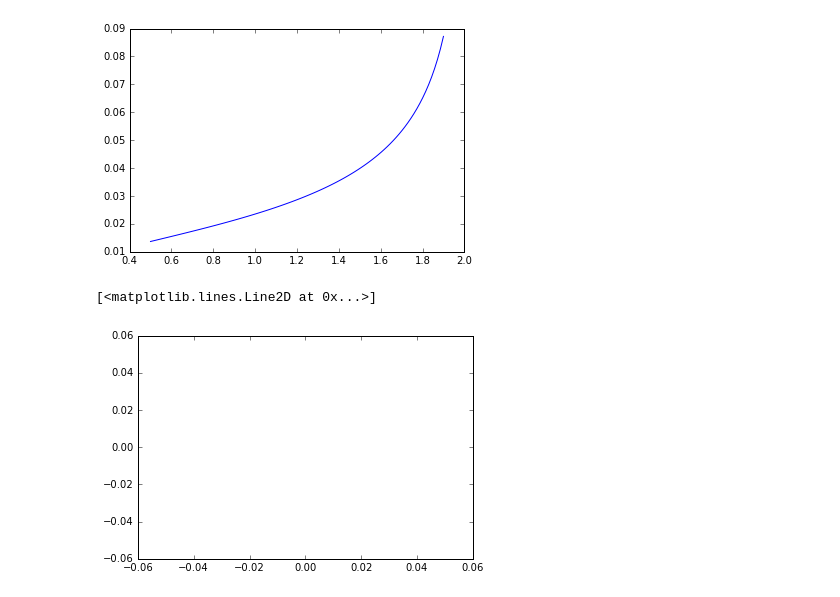
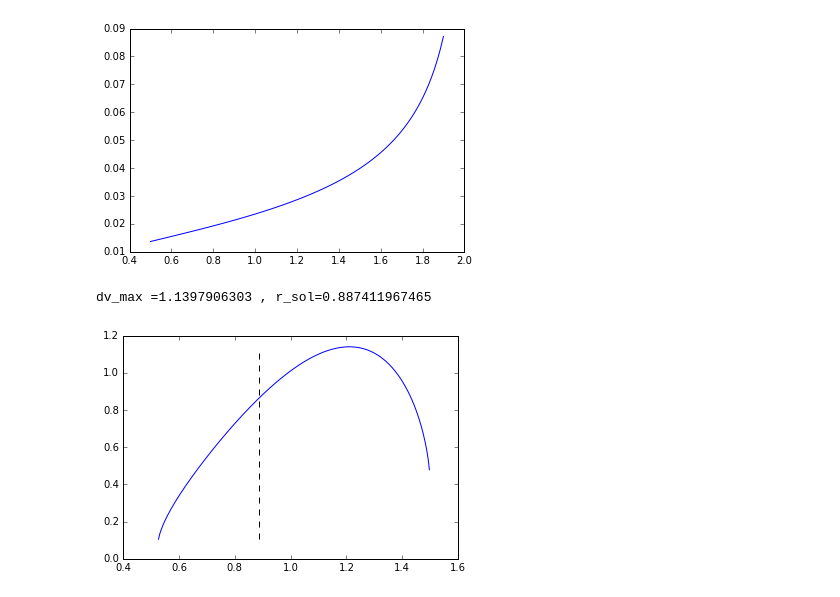
Before and after one commit to silburt/rebound, a Jupyter notebook: ipython_examples/HERMES_AutoHSF_Derivation.ipynb, the cells around one changed output. Drawn from its saved outputs; the diff is of its cells as text; code cells hidden in the pictures.

```diff
--- a/ipython_examples/HERMES_AutoHSF_Derivation.ipynb
+++ b/ipython_examples/HERMES_AutoHSF_Derivation.ipynb
@@ -74,26 +82,40 @@ plt.plot(r,dv)
 [figure]
 # %%
 #2-d case - maximum exists
-mu = 1
-a1 = 1
-a2 = 1.2
-e1 = 0.07
-e2 = 0.1
-r = np.linspace(0.5,1.5,500)
+G = 1
+M = 1
+mu = G*M
+a1 = 1.
+a2 = 1.05
+e1 = 0.5
+e2 = 0.5
+min_ = 0.1
+max_ = 2
+r = np.linspace(min_,max_,500)
 
 n1 = np.sqrt(mu/(a1**3))
 n2 = np.sqrt(mu/(a2**3))
 cosf1 = (a1*(1-e1*e1)/r - 1)/e1
 cosf2 = (a2*(1-e2*e2)/r - 1)/e2
-sinf1 = np.sqrt(1 - cosf1*cosf1)         #these are +/-
-sinf2 = -np.sqrt(1 - cosf2*cosf2)        #these are +/-
+sinf1 = -np.sqrt(1 - cosf1*cosf1)         #these are +/-
+sinf2 = np.sqrt(1 - cosf2*cosf2)        #these are +/-
 v1_phi = n1*a1/np.sqrt(1-e1*e1)*(1+e1*cosf1)
-v1_r = n1*a1/np.sqrt(1-e1*e1)*(e1*sinf1)
 v2_phi = n2*a2/np.sqrt(1-e2*e2)*(1+e2*cosf2)
-v2_r = n2*a2/np.sqrt(1-e2*e2)*(e2*sinf2)
+#v1_r = n1*a1/np.sqrt(1-e1*e1)*(e1*sinf1)
+#v2_r = n2*a2/np.sqrt(1-e2*e2)*(e2*sinf2)
+v1_r = -np.sqrt(mu*(2/r - 1/a1) - v1_phi*v1_phi)
+v2_r = np.sqrt(mu*(2/r - 1/a2) - v2_phi*v2_phi)
 
-dv = ((v1_phi - v2_phi)**2 + (v1_r - v2_r)**2)**(0.5)
-plt.plot(r,dv)
+dv = r*r*(np.sqrt((v1_phi - v2_phi)**2 + (v1_r - v2_r)**2))
+dv_real = dv[np.isnan(dv) == False]
+r_sol = np.sqrt(-a1*a2*(e2-1)*(e2+1))  #one solution to d(r**2*dv)/dr = 0, muck
+#r_sol2 = 2*a1*a2/(a1 + a2) - np.sqrt(a1*a2*(a1**2*e1**2 - a1**2 + a1*a2*e1**2 + a1*a2*e2**2 + 2*a1*a2 + a2**2*e2**2 - a2**2))/(a1 + a2)
+#r_sol3 = 2*a1*a2/(a1 + a2) + np.sqrt(a1*a2*(a1**2*e1**2 - a1**2 + a1*a2*e1**2 + a1*a2*e2**2 + 2*a1*a2 + a2**2*e2**2 - a2**2))/(a1 + a2)
+r_sol4 = np.sqrt((a2**2*(e2**2 - 1) - a2*a1*(e1**2 - 1))/(1 - a2/a1))
+
+plt.plot(r,dv);
+plt.plot([r_sol4,r_sol4],[min(dv_real),max(dv_real)], 'k--')
+print "dv_max ="+str(max(dv_real)), ", r_sol="+str(r_sol4)
 # %% [output]
-[<matplotlib.lines.Line2D at 0x...>]
+dv_max =1.1397906303 , r_sol=0.887411967465
-[figure, old version]
+[figure, new version]
```
Also changed, not shown: parts of 10 cells of this notebook, 4 other files.
